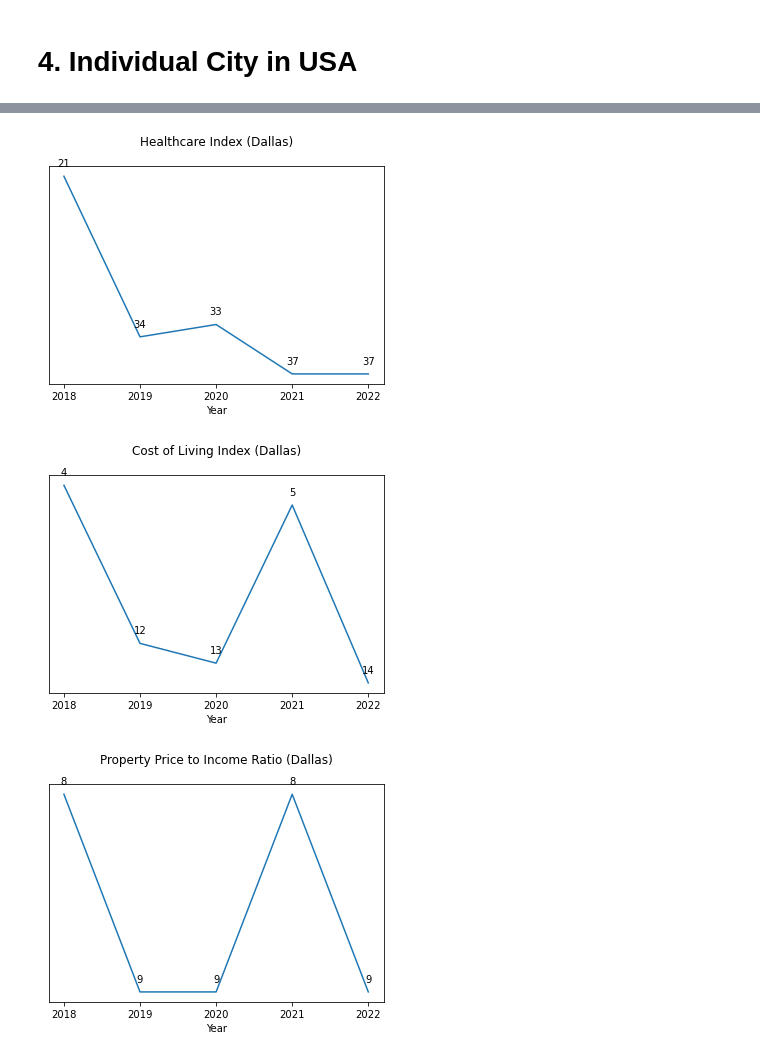
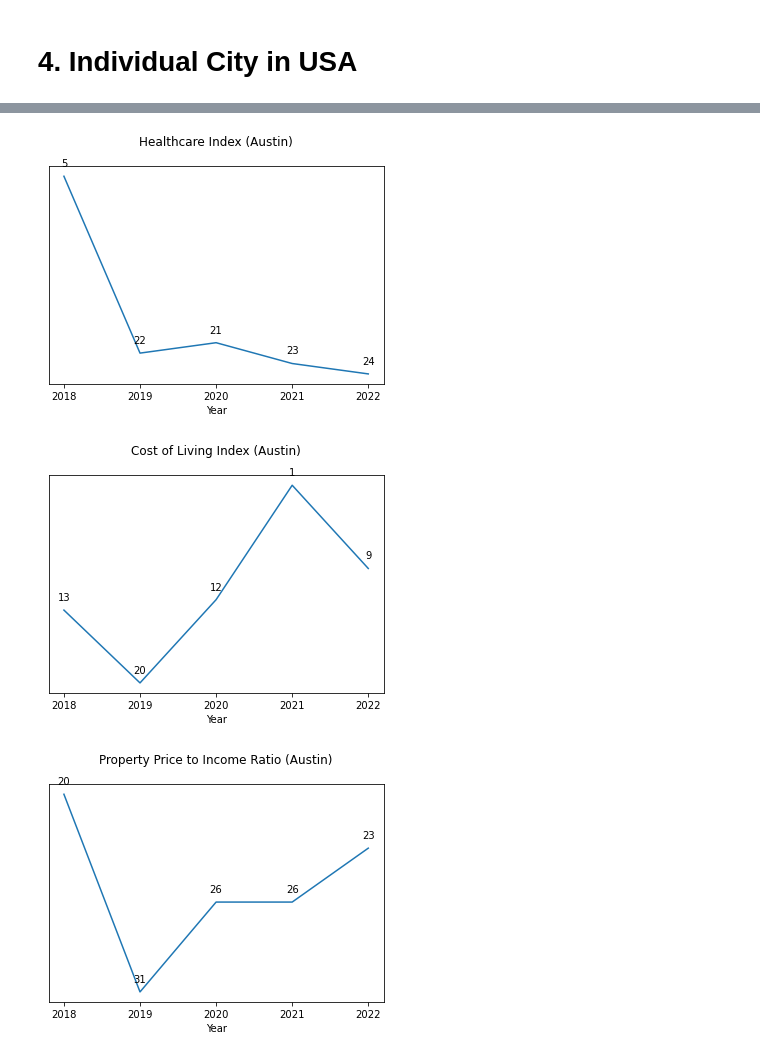
Before and after one commit to adamysyim/quality-of-life-eco395m-final, a Jupyter notebook: 03_data analysis and visualization/04_Individual city in US.ipynb, the cells around one changed output, grey strips where cells are left out. Drawn from its saved outputs; the diff is of its cells as text; code cells hidden in the pictures.

```diff
--- a/03_data analysis and visualization/04_Individual city in US.ipynb
+++ b/03_data analysis and visualization/04_Individual city in US.ipynb
@@ -241,7 +283,7 @@ fig.tight_layout(pad=3, w_pad=3, h_pad=3)
 ## visualizing each ranking change
 
 # choose city
-city = 'Dallas'
+city = 'Austin'
 
 # importing ranking data
 
@@ -291,3 +333,3 @@ for i in range(len(rank_change_raw.index)):
-[figure, old version]
+[figure, new version]
-[figure, old version]
+[figure, new version]
-[figure, old version]
+[figure, new version]
```
Also changed, not shown: parts of 10 cells of this notebook, 7 other files.
